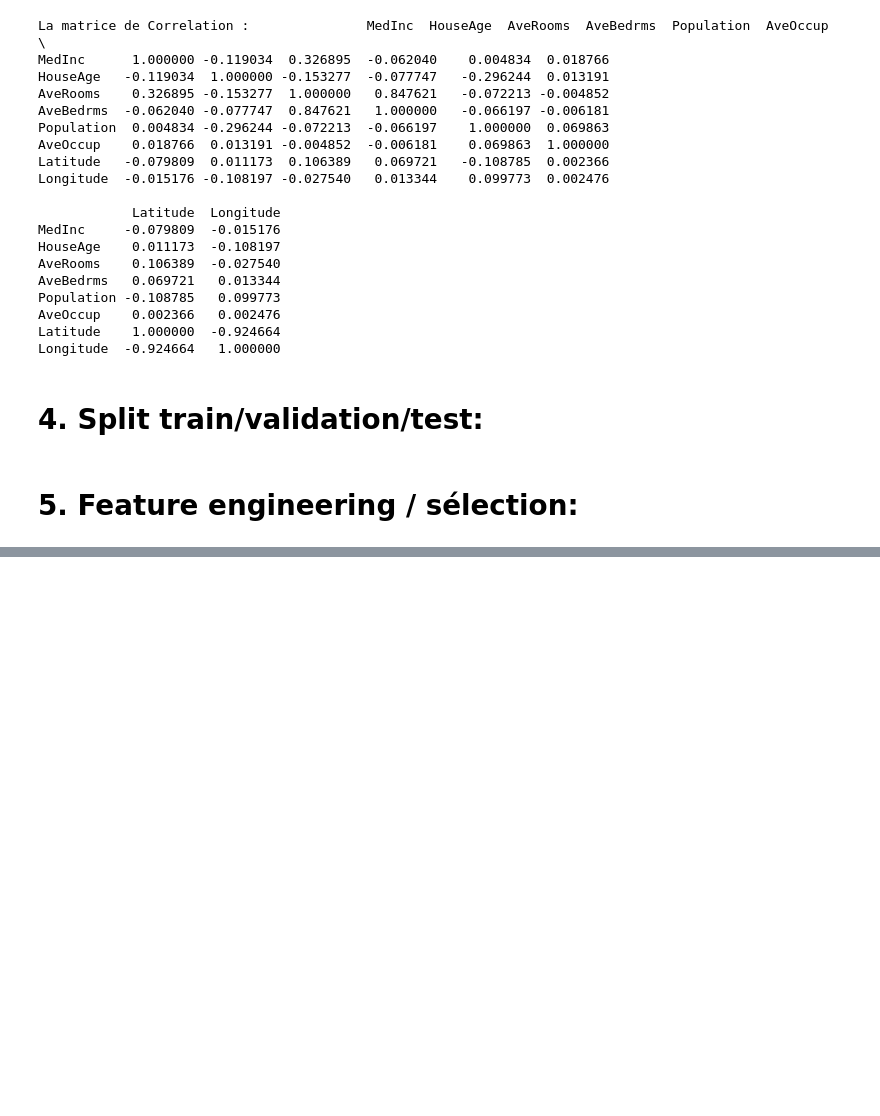
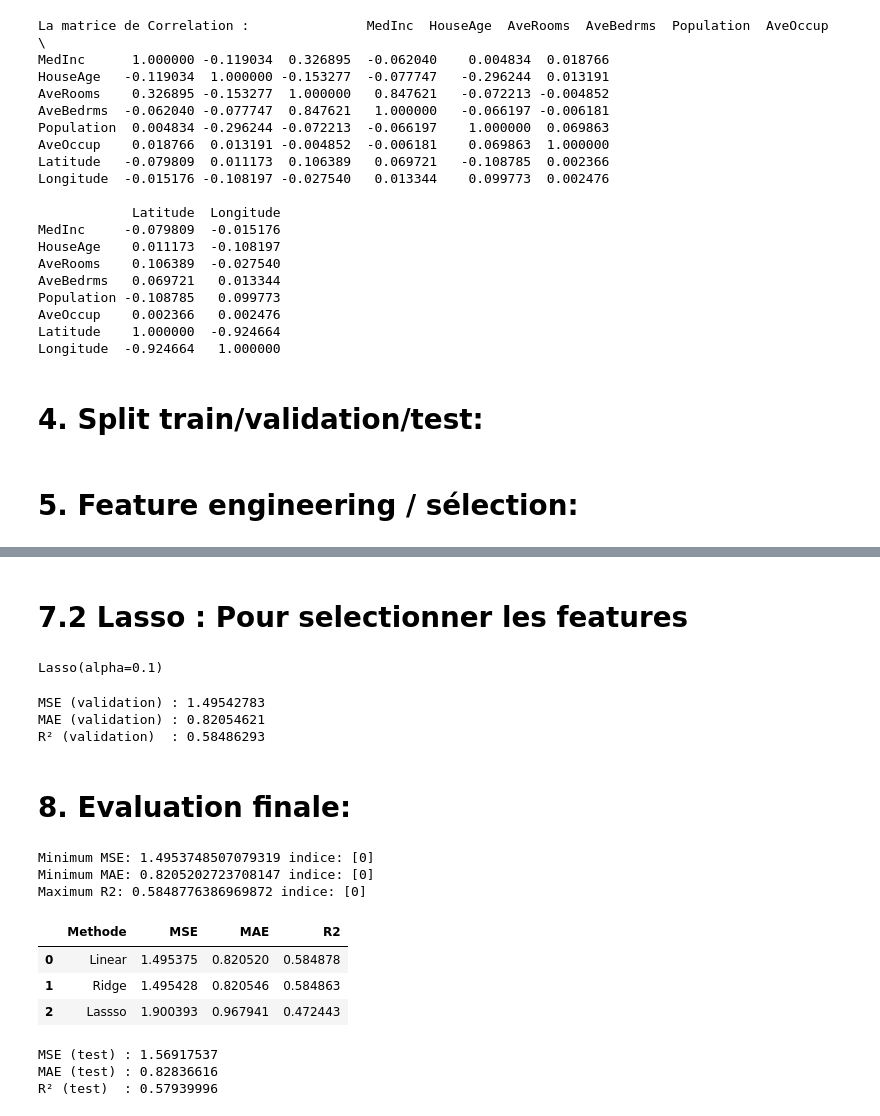
Before and after one commit to fitahiana-dev/KFT, a Jupyter notebook: notebooks/B_Regression.ipynb, the cells around one changed output, grey strips where cells are left out. Saved outputs shown, nothing was run; the diff lists cells and outputs as text; code cells hidden in the pictures; blank space fills up the shorter version.

```diff
--- a/notebooks/B_Regression.ipynb
+++ b/notebooks/B_Regression.ipynb
@@ -124,0 +190,3 @@ X_val, X_test, y_val, y_test = train_test_split(X_valtest, y_valtest, test_size=
+# %%
+# Prediction sur le Set de validation
+y_val_pred_ridge=ridge_model.predict(X_val_scaled)
@@ -124,0 +207,60 @@ X_val, X_test, y_val, y_test = train_test_split(X_valtest, y_valtest, test_size=
+# %% [markdown]
+# 7.2 Lasso : Pour selectionner les features
+# %%
+# Lasso pour selectionner les Features
+# Lasso Regression
+lasso_model = Lasso(alpha=0.1)
+lasso_model.fit(X_train_scaled, y_train) # Entrainement
+# %% [output]
+Lasso(alpha=0.1)
+# %%
+# Prediction sur le Set de Validation
+y_val_pred_lasso = lasso_model.predict(X_val_scaled)
+# %%
+# Rapport de MSE, MAE, R2
+mse_lasso = mean_squared_error(y_val, y_val_pred_lasso)
+mae_lasso = mean_absolute_error(y_val, y_val_pred_lasso)
+r2_lasso = r2_score(y_val, y_val_pred_lasso)
+
+# Affichage des Valeurs
+print(f"MSE (validation) : {mse_ridge:.8f}")
+print(f"MAE (validation) : {mae_ridge:.8f}")
+print(f"R² (validation)  : {r2_ridge:.8f}")
+# %% [output]
+MSE (validation) : 1.49542783
+MAE (validation) : 0.82054621
+R² (validation)  : 0.58486293
+# %% [markdown]
+# 8. Evaluation finale:
+# %%
+# Evaluation finale
+resultat={
+    "Methode":["Linear","Ridge","Lassso"],
+    "MSE":[mse,mse_ridge,mse_lasso],
+    "MAE":[mae,mae_ridge,mae_lasso],
+    "R2":[r2,r2_ridge,r2_lasso],
+}
+result_df=pd.DataFrame(resultat)
+
+min_mse=result_df["MSE"].min()
+index_min_mse=result_df.index[result_df["MSE"] == min_mse].tolist()
+
+min_mae=result_df["MAE"].min()
+index_min_mae=result_df.index[result_df["MAE"] == min_mae].tolist()
+
+max_r2=result_df["R2"].max()
+index_max_r2= result_df.index[result_df["R2"] == max_r2].tolist()
+
+print("Minimum MSE:",min_mse,"indice:",index_min_mse)
+print("Minimum MAE:",min_mae,"indice:",index_min_mae)
+print("Maximum R2:",max_r2, "indice:",index_max_r2)
+
+result_df.head()
+# %% [output]
+Minimum MSE: 1.4953748507079319 indice: [0]
+Minimum MAE: 0.8205202723708147 indice: [0]
+Maximum R2: 0.5848776386969872 indice: [0]
+|  | Methode | MSE | MAE | R2 |
+| 0 | Linear | 1.495375 | 0.820520 | 0.584878 |
+| 1 | Ridge | 1.495428 | 0.820546 | 0.584863 |
+| 2 | Lassso | 1.900393 | 0.967941 | 0.472443 |
@@ -124,0 +272,13 @@ X_val, X_test, y_val, y_test = train_test_split(X_valtest, y_valtest, test_size=
+# %%
+# Rapport des MSE ,MAE et R2
+mse_test = mean_squared_error(y_test, y_test_pred)
+mae_test = mean_absolute_error(y_test, y_test_pred)
+r2_test = r2_score(y_test, y_test_pred)
+
+print(f"MSE (test) : {mse_test:.8f}")
+print(f"MAE (test) : {mae_test:.8f}")
+print(f"R² (test)  : {r2_test:.8f}")
+# %% [output]
+MSE (test) : 1.56917537
+MAE (test) : 0.82836616
+R² (test)  : 0.57939996
```
Also changed, not shown: parts of 10 cells of this notebook, 1 other file.
